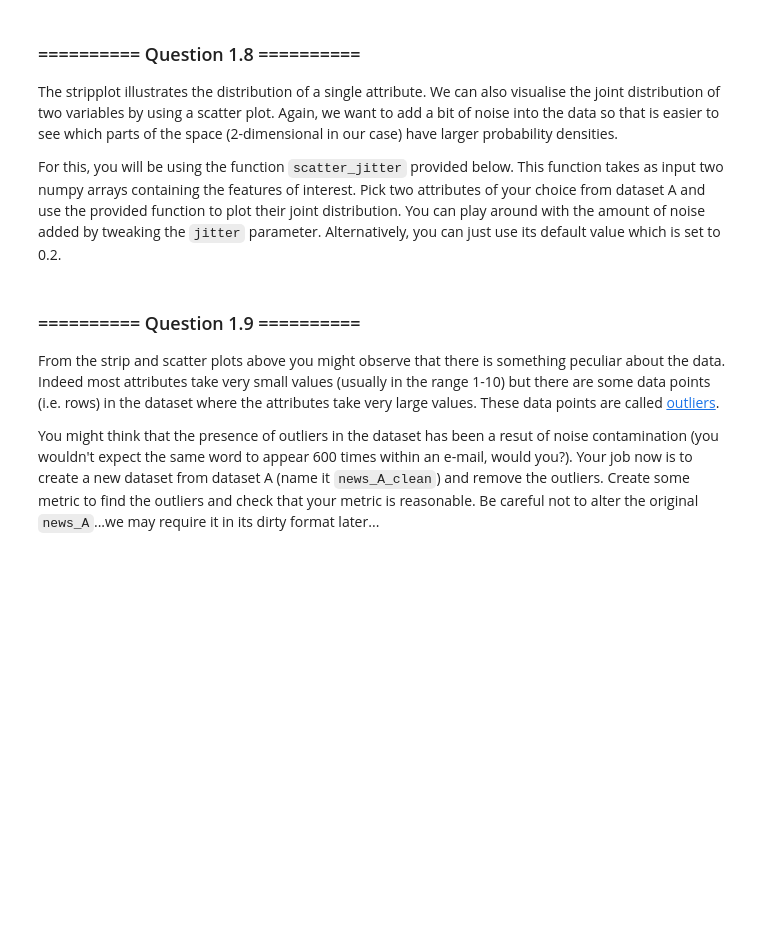
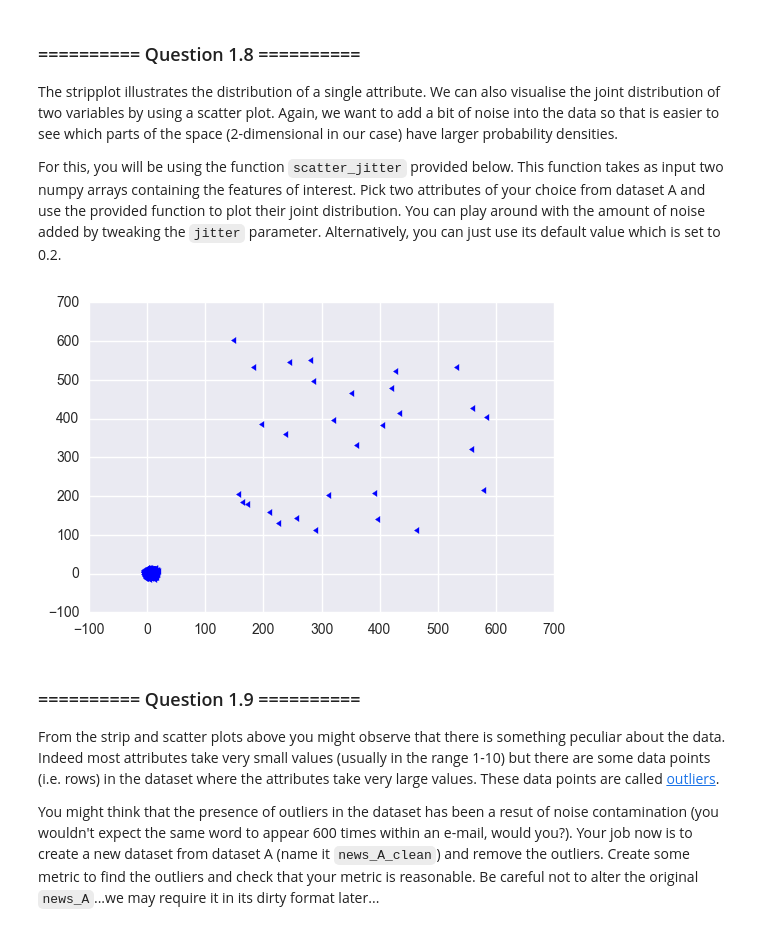
Before and after one commit to Dr-Alan-Turing/IAMachineLearning, a Jupyter notebook: 03_Assignment_1.ipynb, the cells around one changed output. Drawn from its saved outputs; the diff is of its cells as text; code cells hidden in the pictures; blank space fills up the shorter version.

```diff
--- a/03_Assignment_1.ipynb
+++ b/03_Assignment_1.ipynb
@@ -199,3 +203,11 @@ def scatter_jitter(arr1, arr2, jitter=0.2):
+# %%
+# Put the number of occurrences for the words 'population' and 'european' in series objects
+news_A_population = news_A["w25_population"]
+news_A_european = news_A["w42_european"]
+# Plot the joint distribution
+scatter_jitter(news_A_population, news_A_european, 0.1)
+# %% [output]
+[figure, added]
 # %% [markdown]
 ### ========== Question 1.9 ==========
 From the strip and scatter plots above you might observe that there is something peculiar about the data. Indeed most attributes take very small values (usually in the range 1-10) but there are some data points (i.e. rows) in the dataset where the attributes take very large values. These data points are called [outliers](https://en.wikipedia.org/wiki/Outlier).
```
Also changed, not shown: parts of 4 cells of this notebook, 1 other file.
